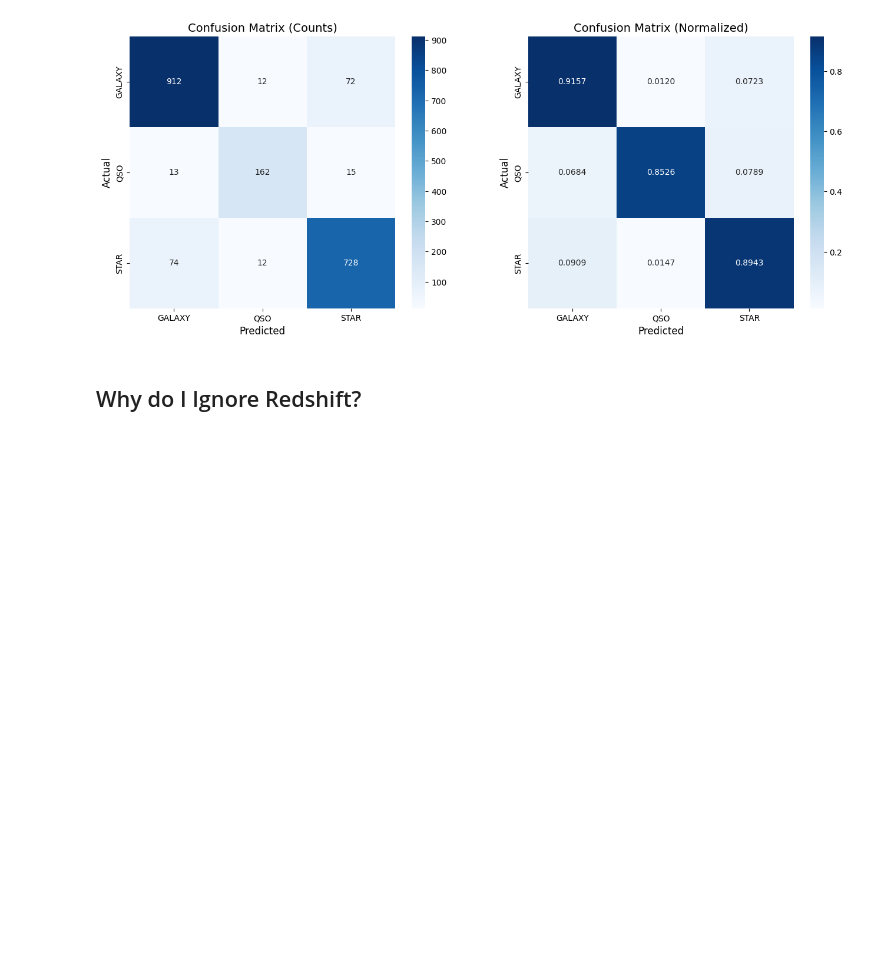
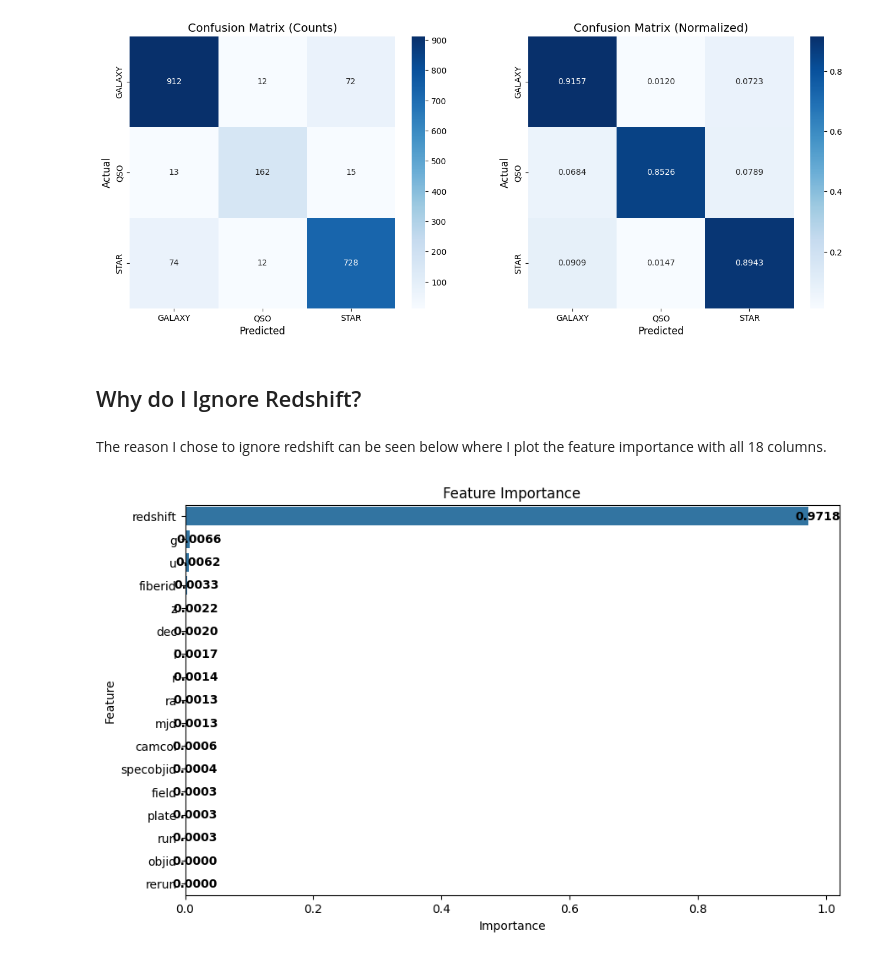
Before and after one commit to Ryan-Ursell/SDSS-DR14-Classification, a Jupyter notebook: py/Q1_folder/Q1.ipynb, the cells around one changed output. Saved outputs shown, nothing was run; the diff lists cells and outputs as text; code cells hidden in the pictures; blank space fills up the shorter version.

Commit message:
Extend the discussion about redshift

```diff
--- a/py/Q1_folder/Q1.ipynb
+++ b/py/Q1_folder/Q1.ipynb
@@ -72,7 +72,7 @@ from sklearn.metrics import classification_report, accuracy_score, confusion_mat
 In order to use the data, it needs to be initialised. First we load the data from a csv file and store it as a pandas dataframe.
 # %%
 # change the path to where the csv file is stored on your pc
-path = '/Users/ryanu/Documents/Uni/ACT/SDSS-DR14-Classification/SDSS Data.csv'
+path = "/Users/Ryan/Documents/Ryan's Documents/Uni/Year 4/Comp/Coursework 2/SDSS.csv"
 data = pd.read_csv(path)
 data
 # %% [output]
@@ -363,37 +363,33 @@ plt.show()
 [figure]
 # %% [markdown]
 ## Why do I Ignore Redshift?
+# %% [markdown]
+The reason I chose to ignore redshift can be seen below where I plot the feature importance with all 18 columns.
 # %%
-# TESTING for feature importance with all 18 columns
-
-import pandas as pd
-import matplotlib.pyplot as plt
-import seaborn as sns
-from sklearn.tree import DecisionTreeClassifier
-
 # Load the dataset
-path = '/Users/ryanu/Documents/Uni/ACT/SDSS-DR14-Classification/SDSS Data.csv'
+path = "/Users/Ryan/Documents/Ryan's Documents/Uni/Year 4/Comp/Coursework 2/SDSS.csv"
 data = pd.read_csv(path)
 
 # Separate the features and the target variable
-X = data.drop(['class', 'redshift'], axis=1)
-
-y = data['class']
+test_features = data.drop(['class'], axis=1)
+test_labels = data['class']
 
 # Train the Decision Tree classifier
 test = DecisionTreeClassifier(random_state=42)
-test.fit(X, y)
+test.fit(test_features, test_labels)
 
 # Calculate feature importance
-feature_importance = pd.Series(test.feature_importances_, index=X.columns)
-feature_importance = feature_importance.sort_values(ascending=False)
+feature_importance_test = pd.Series(test.feature_importances_, index=test_features.columns)
+feature_importance_test = feature_importance_test.sort_values(ascending=False)
 
 # Plot feature importance
 plt.figure(figsize=(10, 6))
-sns.barplot(x=feature_importance, y=feature_importance.index)
-for index, value in enumerate(feature_importance):
+sns.barplot(x=feature_importance_test, y=feature_importance_test.index)
+for index, value in enumerate(feature_importance_test):
     plt.text(value+0.05, index, f'{value:.4f}', va='center', ha='right', fontsize=10, color='black', fontweight='bold')
 plt.title('Feature Importance')
 plt.xlabel('Importance')
 plt.ylabel('Feature')
 plt.show()
+# %% [output]
+[figure, added]
```
Also changed, not shown: parts of 3 cells of this notebook.
